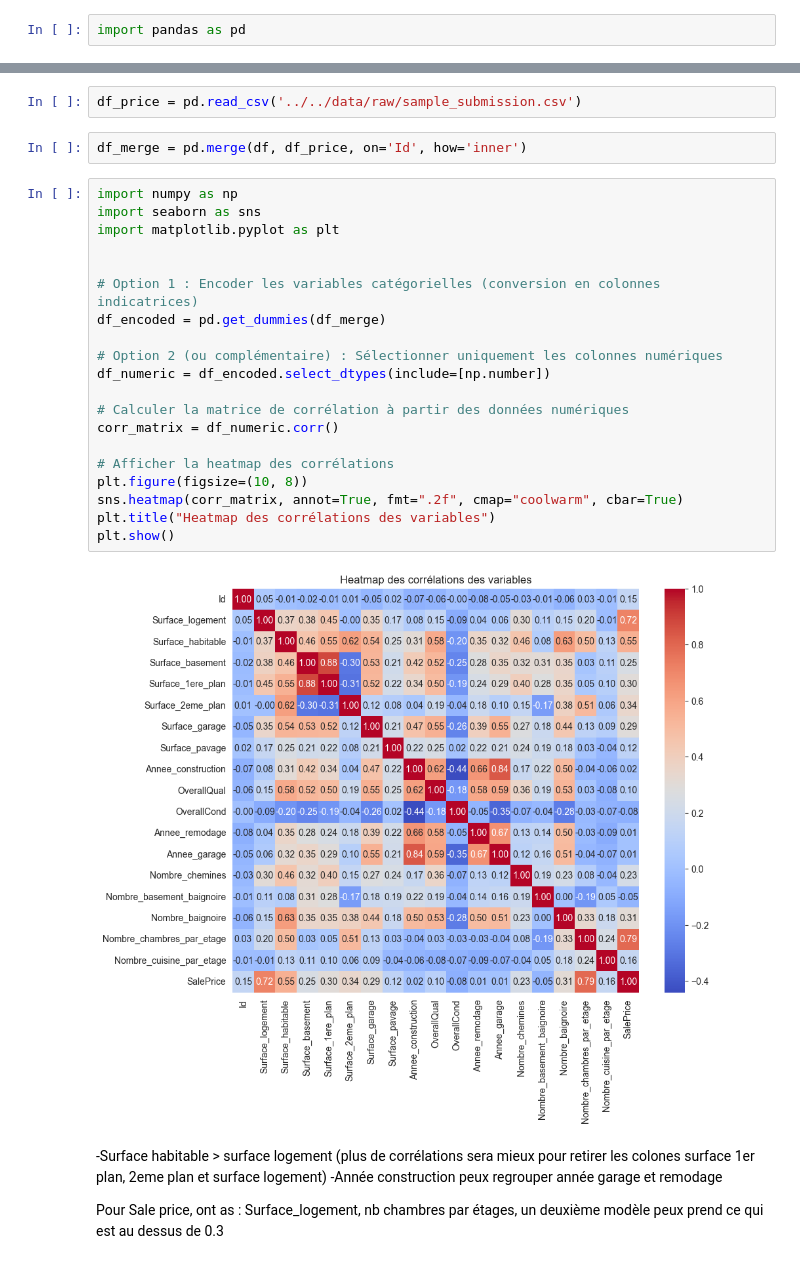
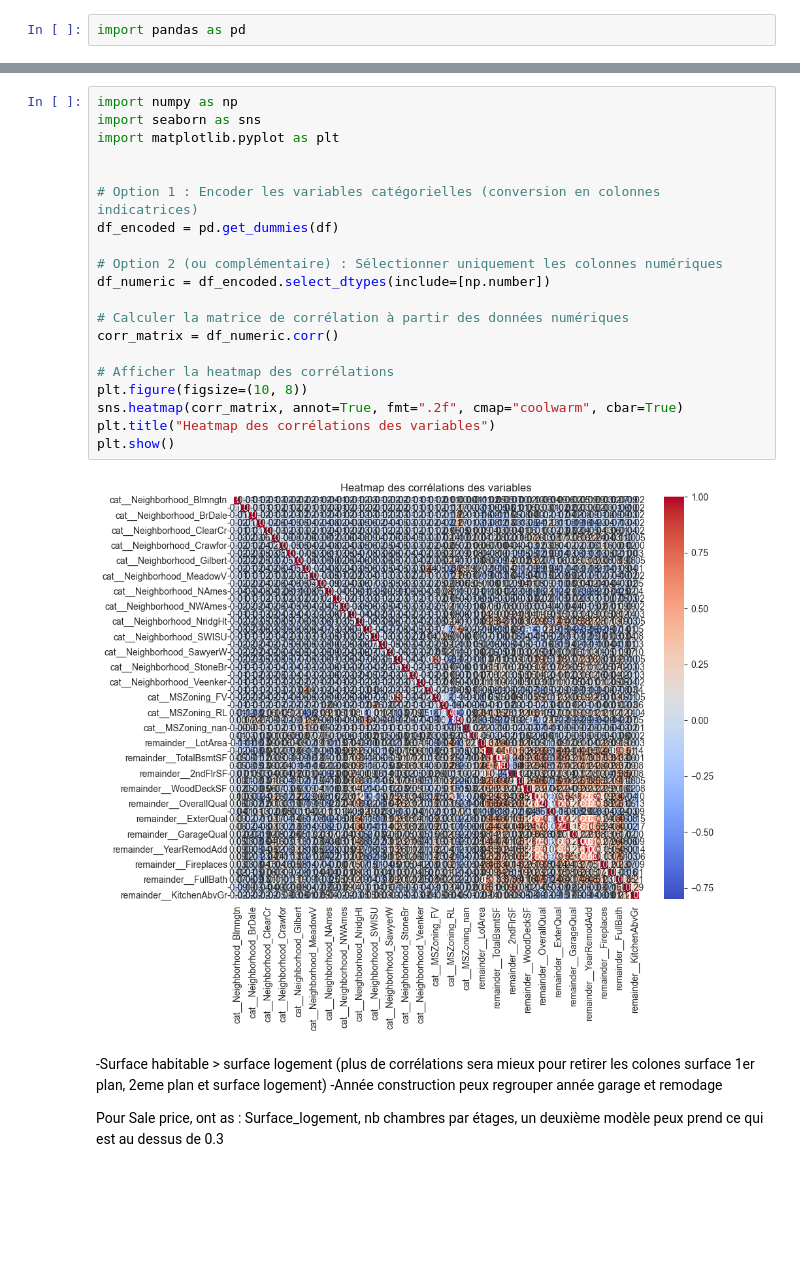
Before and after one commit to LoicHarroue/Challenge-48H-Data, a Jupyter notebook: src/notebook/visualisation/visu.ipynb, the cells around one changed output, grey strips where cells are left out. Drawn from its saved outputs; the diff is of its cells as text; blank space fills up the shorter version.

```diff
--- a/src/notebook/visualisation/visu.ipynb
+++ b/src/notebook/visualisation/visu.ipynb
@@ -20,29 +20,25 @@ df
-# %%
-df_price = pd.read_csv('../../data/raw/sample_submission.csv')
-# %%
-df_merge = pd.merge(df, df_price, on='Id', how='inner')
 # %%
 import numpy as np
 import seaborn as sns
 import matplotlib.pyplot as plt
 
 
 # Option 1 : Encoder les variables catégorielles (conversion en colonnes indicatrices)
-df_encoded = pd.get_dummies(df_merge)
+df_encoded = pd.get_dummies(df)
 
 # Option 2 (ou complémentaire) : Sélectionner uniquement les colonnes numériques
 df_numeric = df_encoded.select_dtypes(include=[np.number])
 
 # Calculer la matrice de corrélation à partir des données numériques
 corr_matrix = df_numeric.corr()
 
 # Afficher la heatmap des corrélations
 plt.figure(figsize=(10, 8))
 sns.heatmap(corr_matrix, annot=True, fmt=".2f", cmap="coolwarm", cbar=True)
 plt.title("Heatmap des corrélations des variables")
 plt.show()
 # %% [output]
-[figure, old version]
+[figure, new version]
 # %% [markdown]
 -Surface habitable > surface logement (plus de corrélations sera mieux pour retirer les colones surface 1er plan, 2eme plan et surface logement)
 -Année construction peux regrouper année garage et remodage
```
Also changed, not shown: parts of 1 cell of this notebook, 6 other files.
